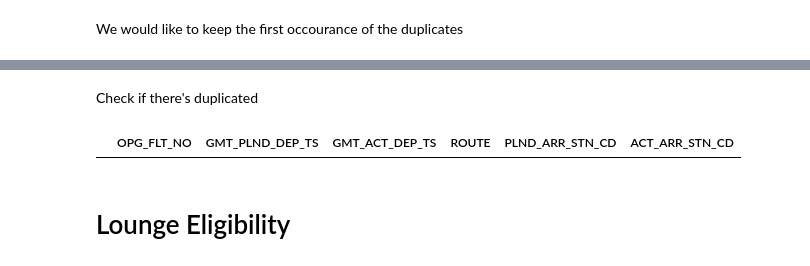
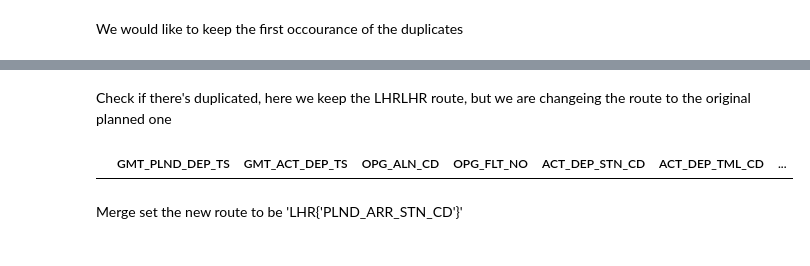
Before and after one commit to IanMaHKG-BA/Hackathon_Team_1, a Jupyter notebook: Ian's_Data_Discovery.ipynb, the cells around one changed output, grey strips where cells are left out. Saved outputs shown, nothing was run; the diff lists cells and outputs as text; code cells hidden in the pictures.

```diff
--- a/Ian's_Data_Discovery.ipynb
+++ b/Ian's_Data_Discovery.ipynb
@@ -103,0 +158,12 @@ df_acft_typ
+# %%
+# Create date and time fields for the time stamp fields
+df_flight_info['GMT_PLND_DEP_DATE'] = pd.to_datetime(df_flight_info['GMT_PLND_DEP_TS']).dt.date
+df_flight_info['GMT_PLND_DEP_TIME'] = pd.to_datetime(df_flight_info['GMT_PLND_DEP_TS']).dt.time
+df_flight_info['GMT_ACT_DEP_DATE'] = pd.to_datetime(df_flight_info['GMT_ACT_DEP_TS']).dt.date
+df_flight_info['GMT_ACT_DEP_TIME'] = pd.to_datetime(df_flight_info['GMT_ACT_DEP_TS']).dt.time
+
+# Remove timestaps due to redundancy
+# df_flight_info = df_flight_info.drop(columns= ['GMT_PLND_DEP_TS','GMT_ACT_DEP_TS'])
+
+# Check
+headers_and_first_row(df_flight_info)
@@ -244,12 +326,14 @@ df_flight_info_unique.head(10)
-# %% [markdown]
-Check if there's duplicated
+# %% [markdown]
+Check if there's duplicated, here we keep the LHRLHR route, but we are changeing the route to the original planned one
 # %%
+# Removed all duplicates which are not the first one, which means the non 'LHRLHR' will be removed
 duplicated_flag = df_flight_info_unique.duplicated(subset=['OPG_FLT_NO','GMT_PLND_DEP_TS'],keep=False)
-df_flight_info_duplicated = df_flight_info_unique[duplicated_flag].sort_values(['OPG_FLT_NO','GMT_PLND_DEP_TS','GMT_ACT_DEP_TS'])
-df_flight_info_duplicated = df_flight_info_duplicated[['OPG_FLT_NO','GMT_PLND_DEP_TS','GMT_ACT_DEP_TS','ROUTE','PLND_ARR_STN_CD','ACT_ARR_STN_CD']]
 
-df_flight_info_duplicated.head(10)
+# df_flight_info_duplicated = df_flight_info_unique[duplicated_flag].sort_values(['OPG_FLT_NO','GMT_PLND_DEP_TS','GMT_ACT_DEP_TS'])
+# df_flight_info_duplicated = df_flight_info_duplicated[['OPG_FLT_NO','GMT_PLND_DEP_TS','GMT_ACT_DEP_TS','ROUTE','PLND_ARR_STN_CD','ACT_ARR_STN_CD']]
+
+df_flight_info_unique[df_flight_info_unique['ROUTE'] == "LHRLHR"].head(5)
 # %% [output]
-|  | OPG_FLT_NO | GMT_PLND_DEP_TS | GMT_ACT_DEP_TS | ROUTE | PLND_ARR_STN_CD | ACT_ARR_STN_CD |
+|  | GMT_PLND_DEP_TS | GMT_ACT_DEP_TS | OPG_ALN_CD | OPG_FLT_NO | ACT_DEP_STN_CD | ACT_DEP_TML_CD | ... |
-# %% [markdown]
-# Lounge Eligibility
+# %% [markdown]
+Merge set the new route to be 'LHR{'PLND_ARR_STN_CD'}'
```
Also changed, not shown: parts of 38 cells of this notebook.
